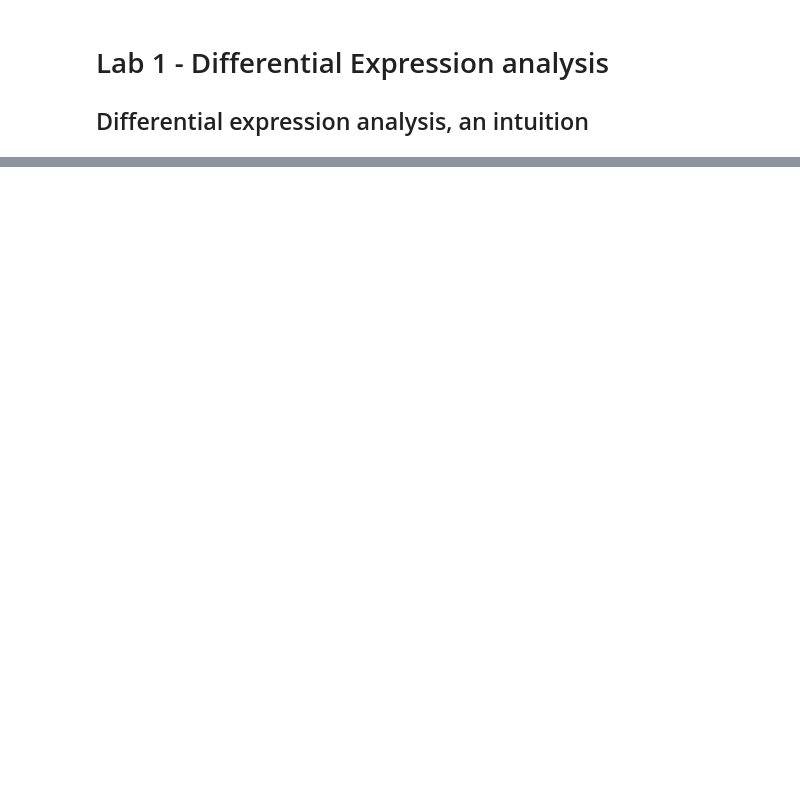
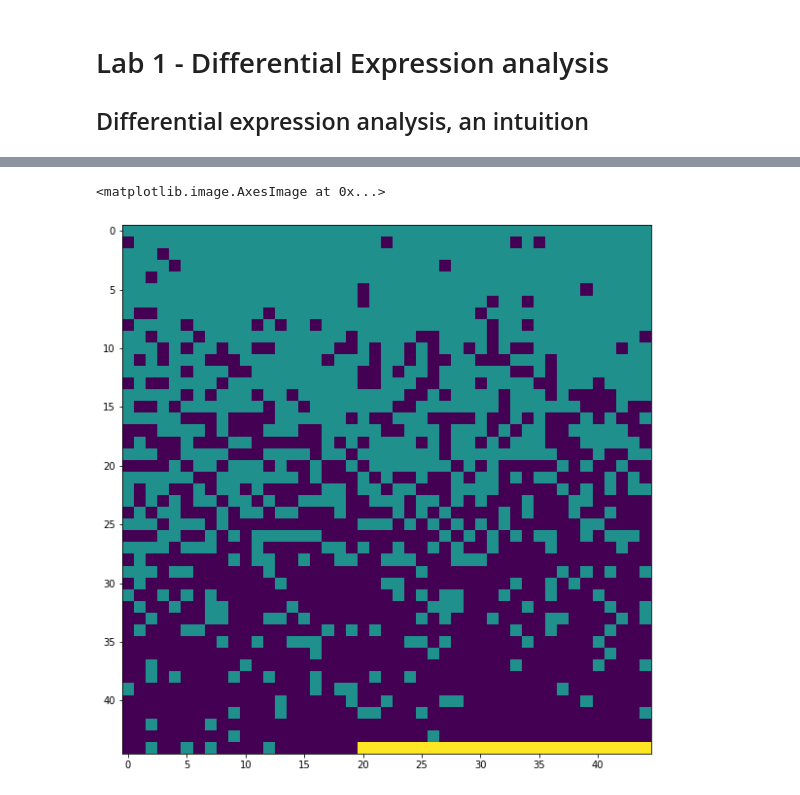
Before and after one commit to gjeuken/sysbio_lab, a Jupyter notebook: Lab1.ipynb, the cells around one changed output, grey strips where cells are left out. Saved outputs shown, nothing was run; the diff lists cells and outputs as text; code cells hidden in the pictures; blank space fills up the shorter version.

```diff
--- a/Lab1.ipynb
+++ b/Lab1.ipynb
@@ -52,0 +157,12 @@ Question:
+# %%
+stats = pd.DataFrame(h1 + h0)
+stats['h'] = np.repeat(1,len(h1)).tolist() + np.repeat(0,len(h0)).tolist()
+stack = stats.sort_values(0)['h']
+side = np.ceil(np.sqrt(len(stack))).astype(int)
+pad = np.zeros(side*side)+2
+pad[:len(stack)]=stack
+
+plt.imshow(pad.reshape(side,side))
+# %% [output]
+<matplotlib.image.AxesImage at 0x...>
+[figure, added]
```
Also changed, not shown: parts of 15 cells of this notebook.
